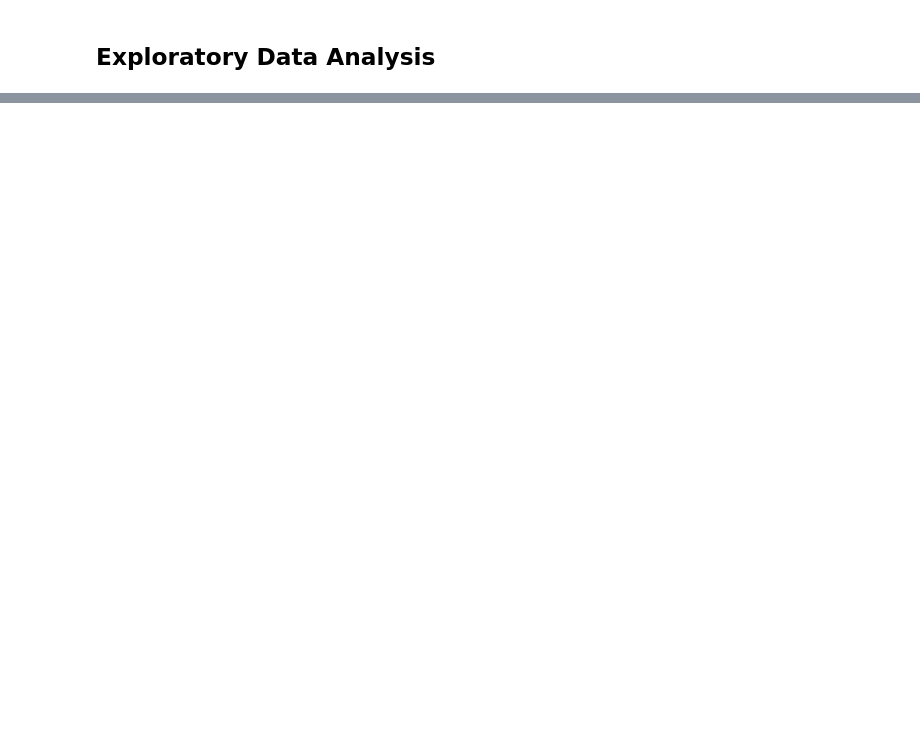
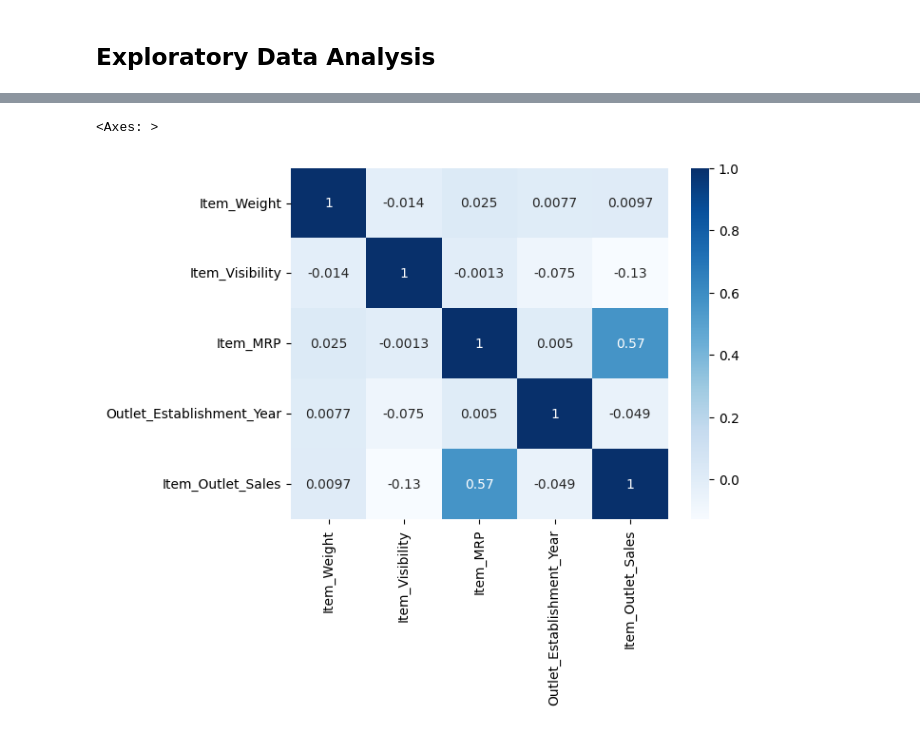
Before and after one commit to parrisatwork/Prediction-of-Product-Sales, a Jupyter notebook: Prediction_of_Product_Sales.ipynb, the cells around one changed output, grey strips where cells are left out. Drawn from its saved outputs; the diff is of its cells as text; code cells hidden in the pictures; blank space fills up the shorter version.

```diff
--- a/Prediction_of_Product_Sales.ipynb
+++ b/Prediction_of_Product_Sales.ipynb
@@ -284,0 +386,5 @@ stats.loc[['mean','min','max']]
+# %%
+sns.heatmap(df.corr(),annot=True,cmap='Blues')
+# %% [output]
+<Axes: >
+[figure, added]
```
Also changed, not shown: parts of 10 cells of this notebook.
